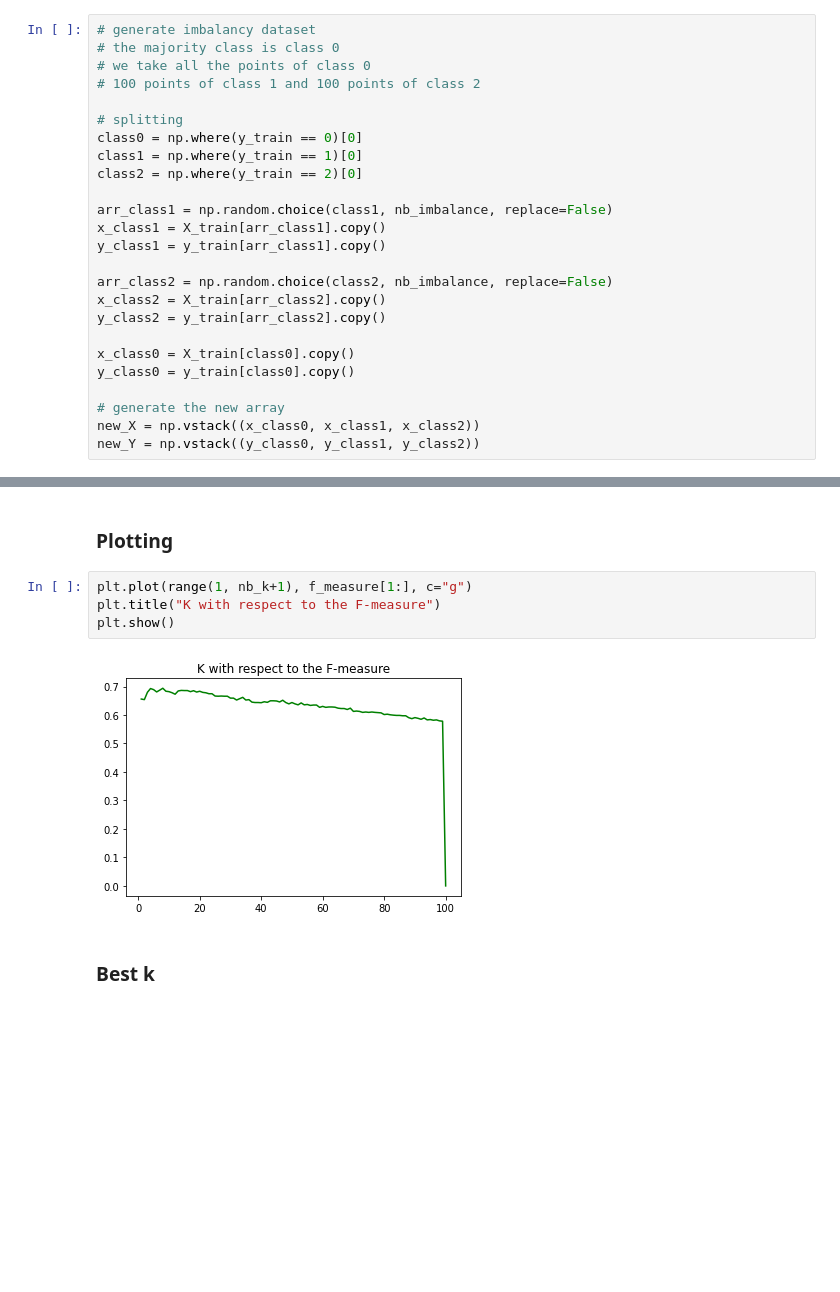
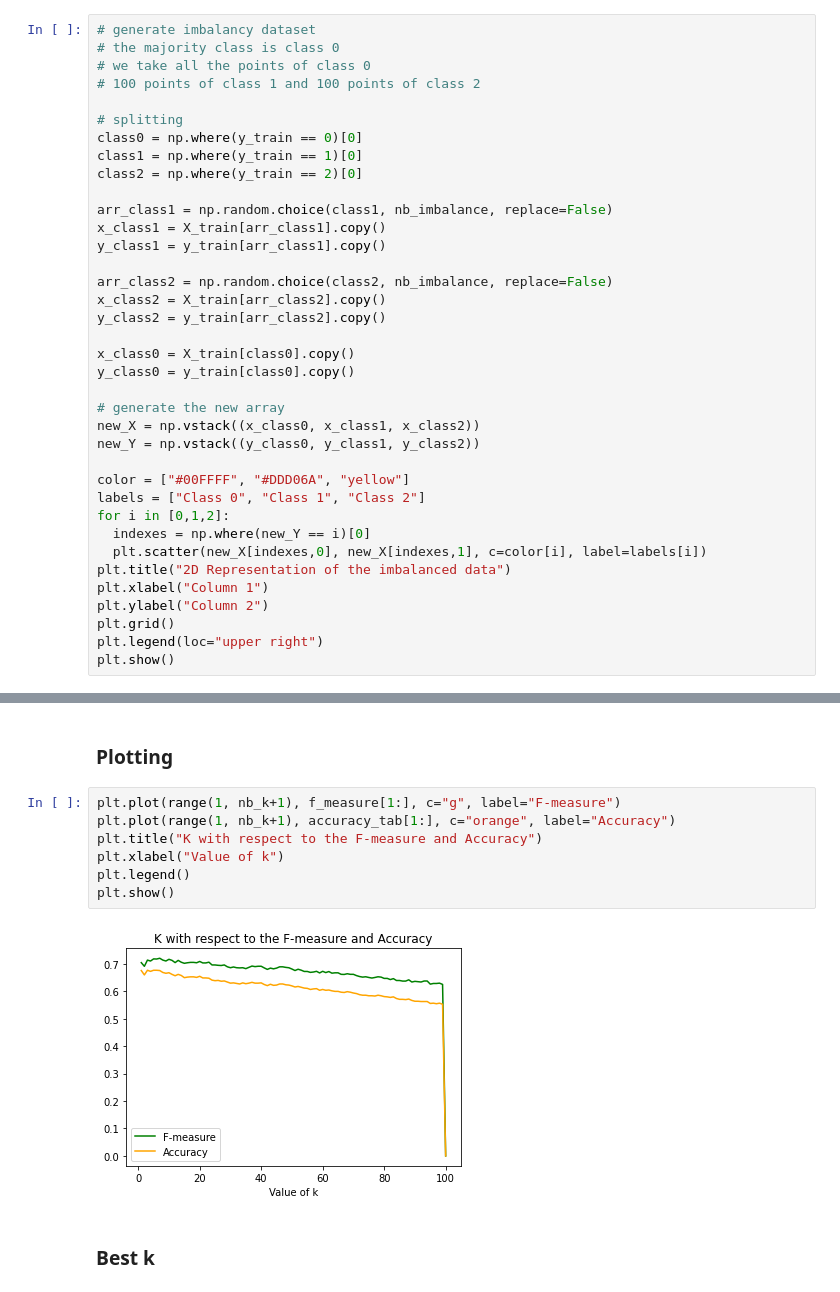
Before and after one commit to Manuela-AYO/Knn, a Jupyter notebook: Waveform_EDA.ipynb, the cells around one changed output, grey strips where cells are left out. Cells and saved outputs as stored; diff of their text form; blank space fills up the shorter version.

```diff
--- a/Waveform_EDA.ipynb
+++ b/Waveform_EDA.ipynb
@@ -881,3 +920,15 @@ y_class0 = y_train[class0].copy()
 # generate the new array
 new_X = np.vstack((x_class0, x_class1, x_class2))
 new_Y = np.vstack((y_class0, y_class1, y_class2))
+
+color = ["#00FFFF", "#DDD06A", "yellow"]
+labels = ["Class 0", "Class 1", "Class 2"]
+for i in [0,1,2]:
+  indexes = np.where(new_Y == i)[0]
+  plt.scatter(new_X[indexes,0], new_X[indexes,1], c=color[i], label=labels[i])
+plt.title("2D Representation of the imbalanced data")
+plt.xlabel("Column 1")
+plt.ylabel("Column 2")
+plt.grid()
+plt.legend(loc="upper right")
+plt.show()
@@ -937,11 +990,14 @@ for j in range(1, nb_k):
 # %% [markdown]
 ### Plotting
 # %%
-plt.plot(range(1, nb_k+1), f_measure[1:], c="g")
-plt.title("K with respect to the F-measure")
+plt.plot(range(1, nb_k+1), f_measure[1:], c="g", label="F-measure")
+plt.plot(range(1, nb_k+1), accuracy_tab[1:], c="orange", label="Accuracy")
+plt.title("K with respect to the F-measure and Accuracy")
+plt.xlabel("Value of k")
+plt.legend()
 plt.show()
 # %% [output]
-[figure, old version]
+[figure, new version]
 # %% [markdown]
 ### Best k
 # %%
```
Also changed, not shown: parts of 65 cells of this notebook.
